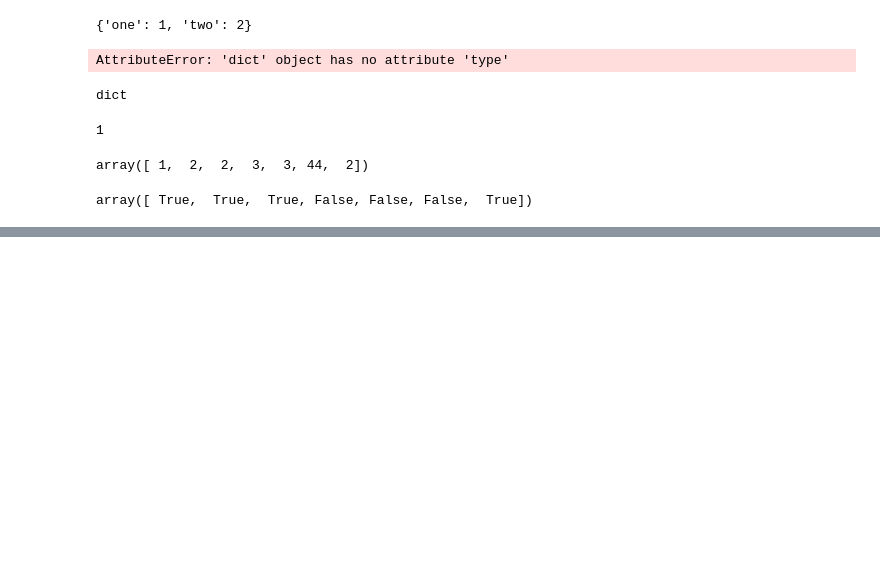
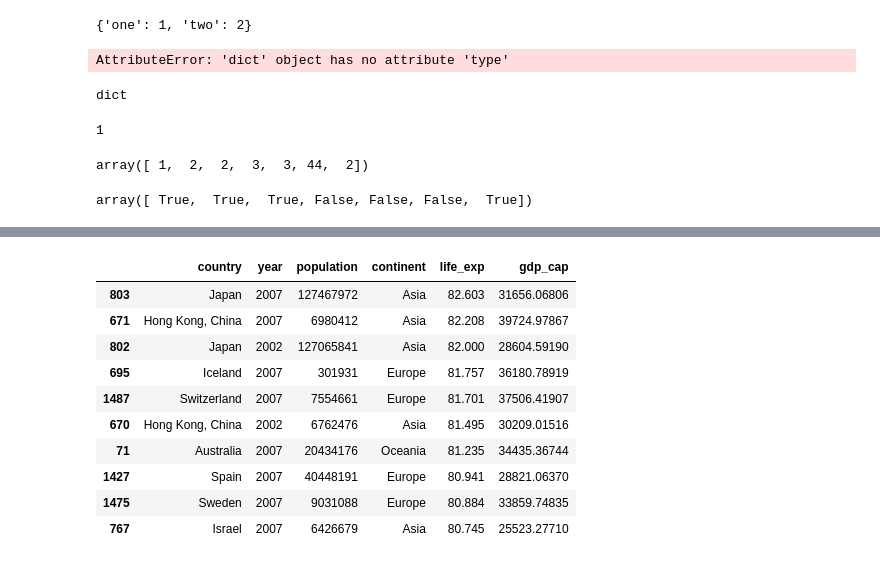
Before and after one commit to akshansh1718/Technical-Learnings, a Jupyter notebook: numpy_learning.ipynb, the cells around one changed output, grey strips where cells are left out. Cells and saved outputs as stored; diff of their text form; code cells hidden in the pictures; blank space fills up the shorter version.

```diff
--- a/numpy_learning.ipynb
+++ b/numpy_learning.ipynb
@@ -765,4 +765,4 @@ a<=2
 # %% [output]
 array([ True,  True,  True, False, False, False,  True])
 # %%
-df.sort('life_exp'])
+s =df.sort_values(['life_exp'],ascending=False)
@@ -768,0 +789,14 @@ df.sort('life_exp'])
+# %%
+s.head(10)
+# %% [output]
+|  | country | year | population | continent | life_exp | gdp_cap |
+| 803 | Japan | 2007 | 127467972 | Asia | 82.603 | 31656.06806 |
+| 671 | Hong Kong, China | 2007 | 6980412 | Asia | 82.208 | 39724.97867 |
+| 802 | Japan | 2002 | 127065841 | Asia | 82.000 | 28604.59190 |
+| 695 | Iceland | 2007 | 301931 | Europe | 81.757 | 36180.78919 |
+| 1487 | Switzerland | 2007 | 7554661 | Europe | 81.701 | 37506.41907 |
+| 670 | Hong Kong, China | 2002 | 6762476 | Asia | 81.495 | 30209.01516 |
+| 71 | Australia | 2007 | 20434176 | Oceania | 81.235 | 34435.36744 |
+| 1427 | Spain | 2007 | 40448191 | Europe | 80.941 | 28821.06370 |
+| 1475 | Sweden | 2007 | 9031088 | Europe | 80.884 | 33859.74835 |
+| 767 | Israel | 2007 | 6426679 | Asia | 80.745 | 25523.27710 |
```
Also changed, not shown: parts of 1 cell of this notebook.
